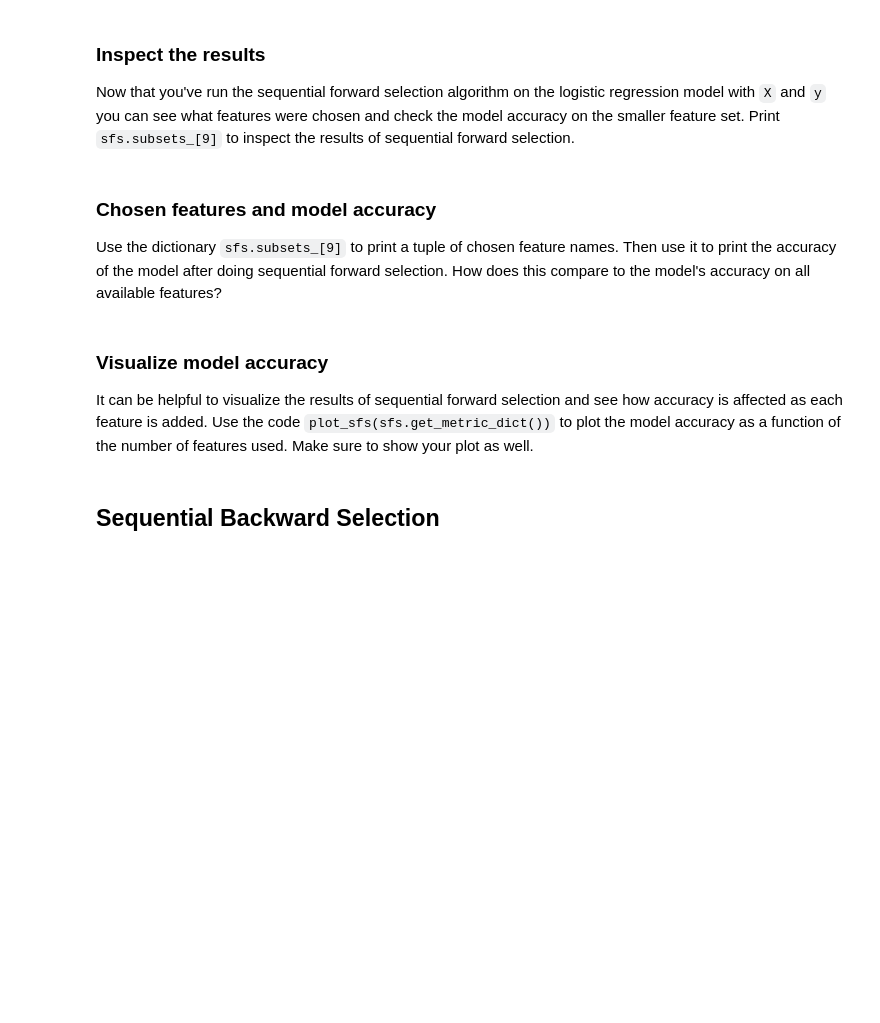
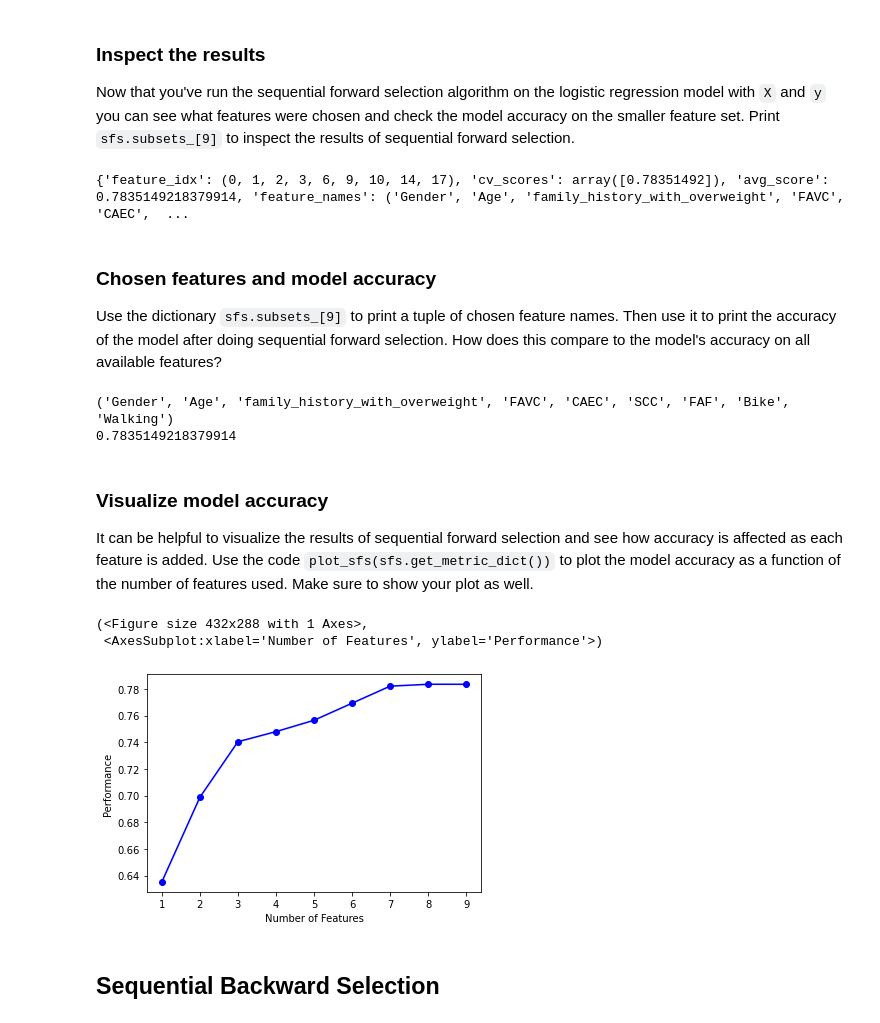
Before and after one commit to alexpaunero/Obesity-wrapper-method, a Jupyter notebook: wrapper_method_starter.ipynb, the cells around one changed output. Saved outputs shown, nothing was run; the diff lists cells and outputs as text; code cells hidden in the pictures; blank space fills up the shorter version.

```diff
--- a/wrapper_method_starter.ipynb
+++ b/wrapper_method_starter.ipynb
@@ -61,7 +80,11 @@ In order to use a linear regression model, you'll need to split the data into tw
 ### Logistic regression model
 
 Create a logistic regression model called `lr`. Include the parameter `max_iter=1000` to make sure that the model will converge when you try to fit it.
+# %%
+lr = LogisticRegression(max_iter=100)
 # %% [markdown]
 ### Fit the model
 
 Use the `.fit()` method on `lr` to fit the model to `X` and `y`.
+# %%
+lr.fit(X,y)
@@ -77,7 +113,11 @@ Now that you've created a logistic regression model and evaluated its performanc
 Create a sequential forward selection model called `sfs`.
 * Be sure to set the `estimator` parameter to `lr` and set the `forward` and `floating` parameters to the appropriate values.
 * Also use the parameters `k_features=9`, `scoring='accuracy'`, and `cv=0`.
+# %%
+sfs = SFS(lr, k_features=9, forward=True, floating=False, scoring='accuracy', cv=0)
 # %% [markdown]
 ### Fit the model
 
 Use the `.fit()` method on `sfs` to fit the model to `X` and `y`. This step will take some time (not more than a minute) to run.
+# %%
+sfs.fit(X,y)
@@ -85,14 +145,30 @@ Use the `.fit()` method on `sfs` to fit the model to `X` and `y`. This step will
 ### Inspect the results
 
 Now that you've run the sequential forward selection algorithm on the logistic regression model with `X` and `y` you can see what features were chosen and check the model accuracy on the smaller feature set. Print `sfs.subsets_[9]` to inspect the results of sequential forward selection.
+# %%
+print(sfs.subsets_[9])
+# %% [output]
+{'feature_idx': (0, 1, 2, 3, 6, 9, 10, 14, 17), 'cv_scores': array([0.78351492]), 'avg_score': 0.7835149218379914, 'feature_names': ('Gender', 'Age', 'family_history_with_overweight', 'FAVC', 'CAEC',  ...
 # %% [markdown]
 ### Chosen features and model accuracy
 
 Use the dictionary `sfs.subsets_[9]` to print a tuple of chosen feature names. Then use it to print the accuracy of the model after doing sequential forward selection. How does this compare to the model's accuracy on all available features?
+# %%
+print(sfs.subsets_[9]['feature_names'])
+print(sfs.subsets_[9]['avg_score'])
+# %% [output]
+('Gender', 'Age', 'family_history_with_overweight', 'FAVC', 'CAEC', 'SCC', 'FAF', 'Bike', 'Walking')
+0.7835149218379914
 # %% [markdown]
 ### Visualize model accuracy
 
 It can be helpful to visualize the results of sequential forward selection and see how accuracy is affected as each feature is added. Use the code `plot_sfs(sfs.get_metric_dict())` to plot the model accuracy as a function of the number of features used. Make sure to show your plot as well.
+# %%
+plot_sfs(sfs.get_metric_dict())
+# %% [output]
+(<Figure size 432x288 with 1 Axes>,
+ <AxesSubplot:xlabel='Number of Features', ylabel='Performance'>)
+[figure, added]
 # %% [markdown]
 ## Sequential Backward Selection
 # %% [markdown]
```
Also changed, not shown: parts of 16 cells of this notebook.
